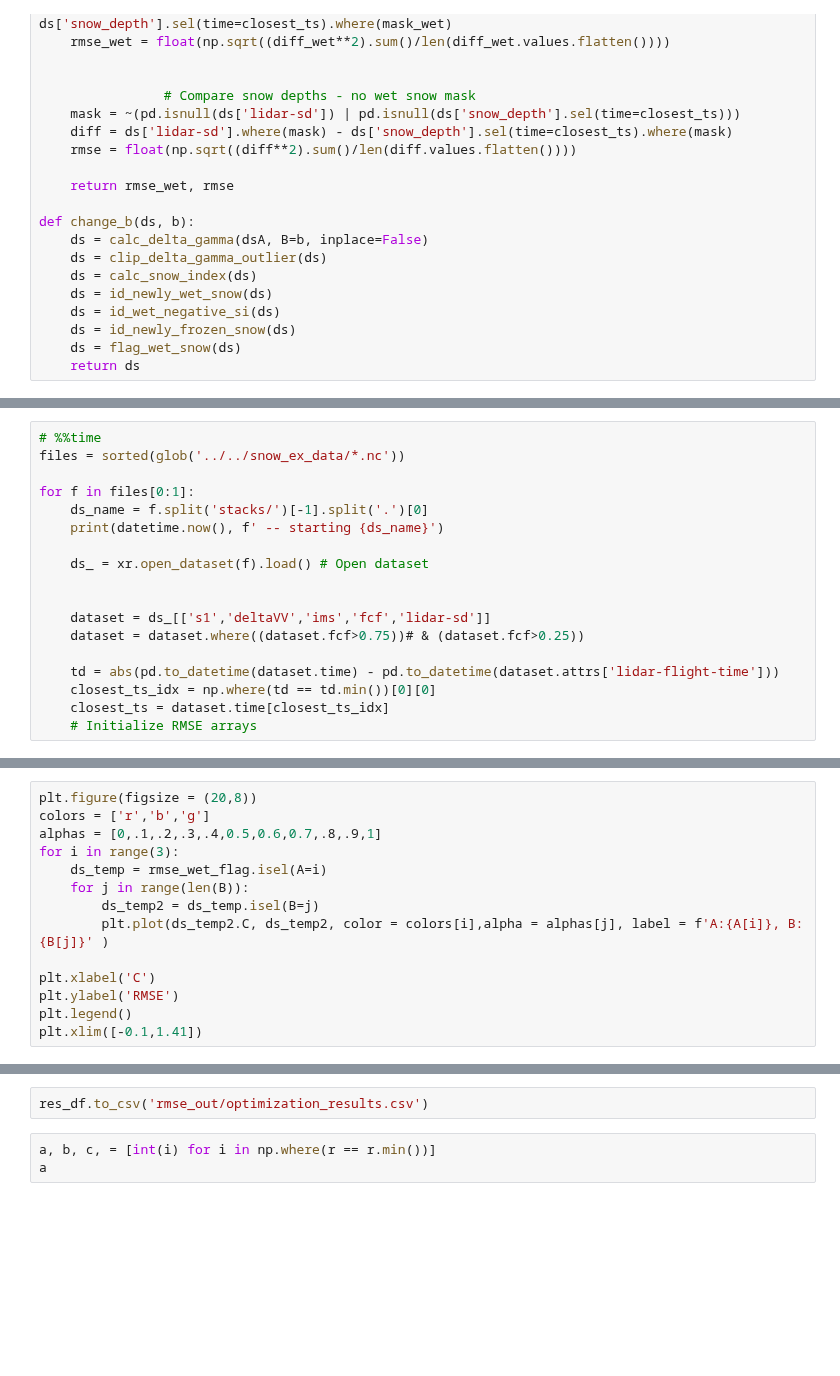
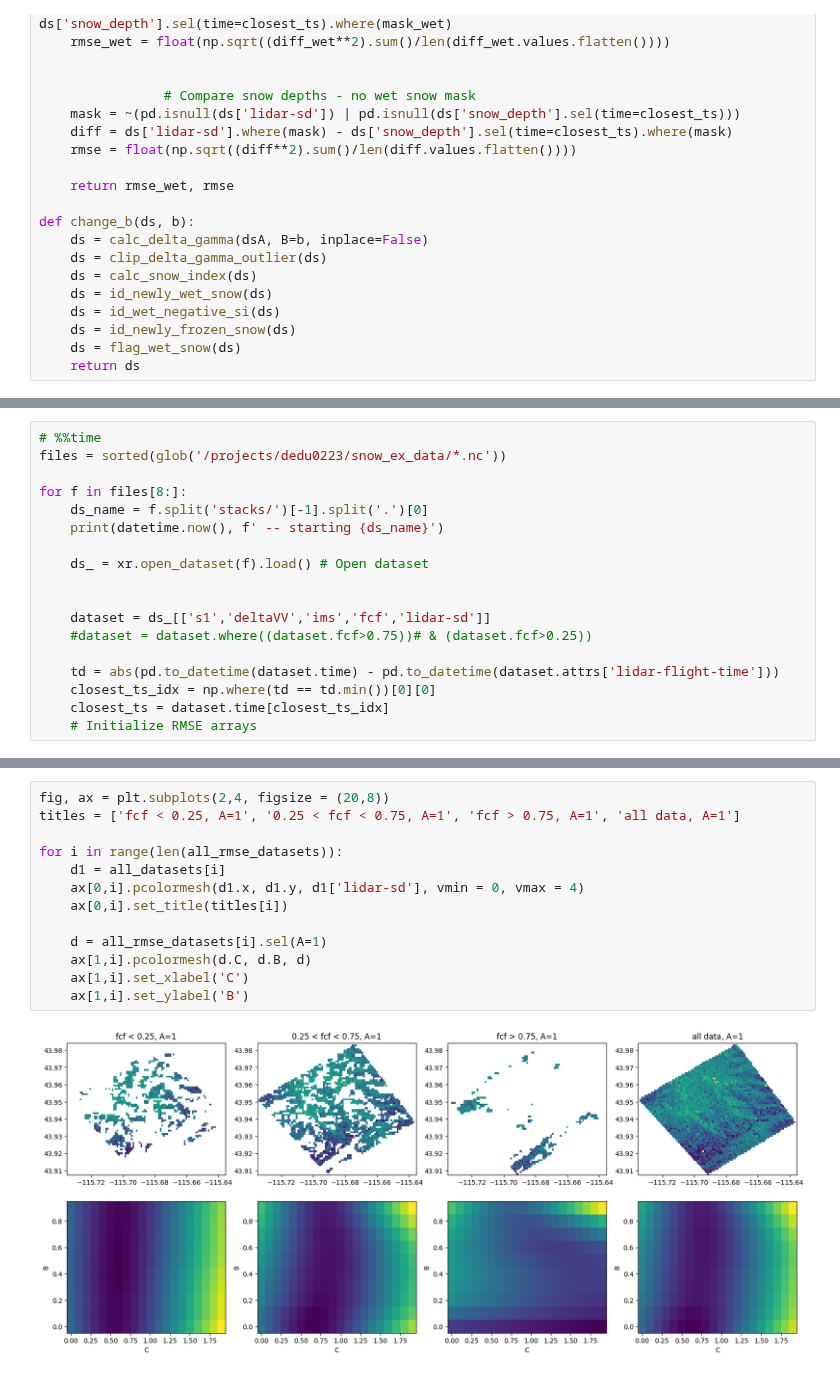
Before and after one commit to SnowEx/spicy-snow, a Jupyter notebook: scripts/optimize/param_opt-devon.ipynb, the cells around one changed output, grey strips where cells are left out. Saved outputs shown, nothing was run; the diff lists cells and outputs as text; blank space fills up the shorter version.

```diff
--- a/scripts/optimize/param_opt-devon.ipynb
+++ b/scripts/optimize/param_opt-devon.ipynb
@@ -71,8 +52,8 @@ rmse_no_flag = xr.DataArray(np.empty((len(A), len(B), len(C)))*np.nan,
 # %%
 # %%time
-files = sorted(glob('../../snow_ex_data/*.nc'))
+files = sorted(glob('/projects/dedu0223/snow_ex_data/*.nc'))
 
-for f in files[0:1]:
+for f in files[8:]:
     ds_name = f.split('stacks/')[-1].split('.')[0]
     print(datetime.now(), f' -- starting {ds_name}')
 
@@ -80,7 +61,7 @@ for f in files[0:1]:
 
 
     dataset = ds_[['s1','deltaVV','ims','fcf','lidar-sd']]
-    dataset = dataset.where((dataset.fcf>0.75))# & (dataset.fcf>0.25))
+    #dataset = dataset.where((dataset.fcf>0.75))# & (dataset.fcf>0.25))
 
     td = abs(pd.to_datetime(dataset.time) - pd.to_datetime(dataset.attrs['lidar-flight-time']))
     closest_ts_idx = np.where(td == td.min())[0][0]
@@ -108,14 +119,0 @@ for a in A:
-# %%
-plt.figure(figsize = (20,8))
-colors = ['r','b','g']
-alphas = [0,.1,.2,.3,.4,0.5,0.6,0.7,.8,.9,1]
-for i in range(3):
-    ds_temp = rmse_wet_flag.isel(A=i)
-    for j in range(len(B)):
-        ds_temp2 = ds_temp.isel(B=j)
-        plt.plot(ds_temp2.C, ds_temp2, color = colors[i],alpha = alphas[j], label = f'A:{A[i]}, B:{B[j]}' )
-
-plt.xlabel('C')
-plt.ylabel('RMSE')
-plt.legend()
-plt.xlim([-0.1,1.41])
@@ -204,5 +120,15 @@ res_df
-# %%
-res_df.to_csv('rmse_out/optimization_results.csv')
-# %%
-a, b, c, = [int(i) for i in np.where(r == r.min())]
-a
+# %%
+fig, ax = plt.subplots(2,4, figsize = (20,8))
+titles = ['fcf < 0.25, A=1', '0.25 < fcf < 0.75, A=1', 'fcf > 0.75, A=1', 'all data, A=1']
+
+for i in range(len(all_rmse_datasets)):
+    d1 = all_datasets[i]
+    ax[0,i].pcolormesh(d1.x, d1.y, d1['lidar-sd'], vmin = 0, vmax = 4)
+    ax[0,i].set_title(titles[i])
+
+    d = all_rmse_datasets[i].sel(A=1)
+    ax[1,i].pcolormesh(d.C, d.B, d)
+    ax[1,i].set_xlabel('C')
+    ax[1,i].set_ylabel('B')
+# %% [output]
+[figure, added]
```
Also changed, not shown: parts of 8 cells of this notebook, 10 other files.
